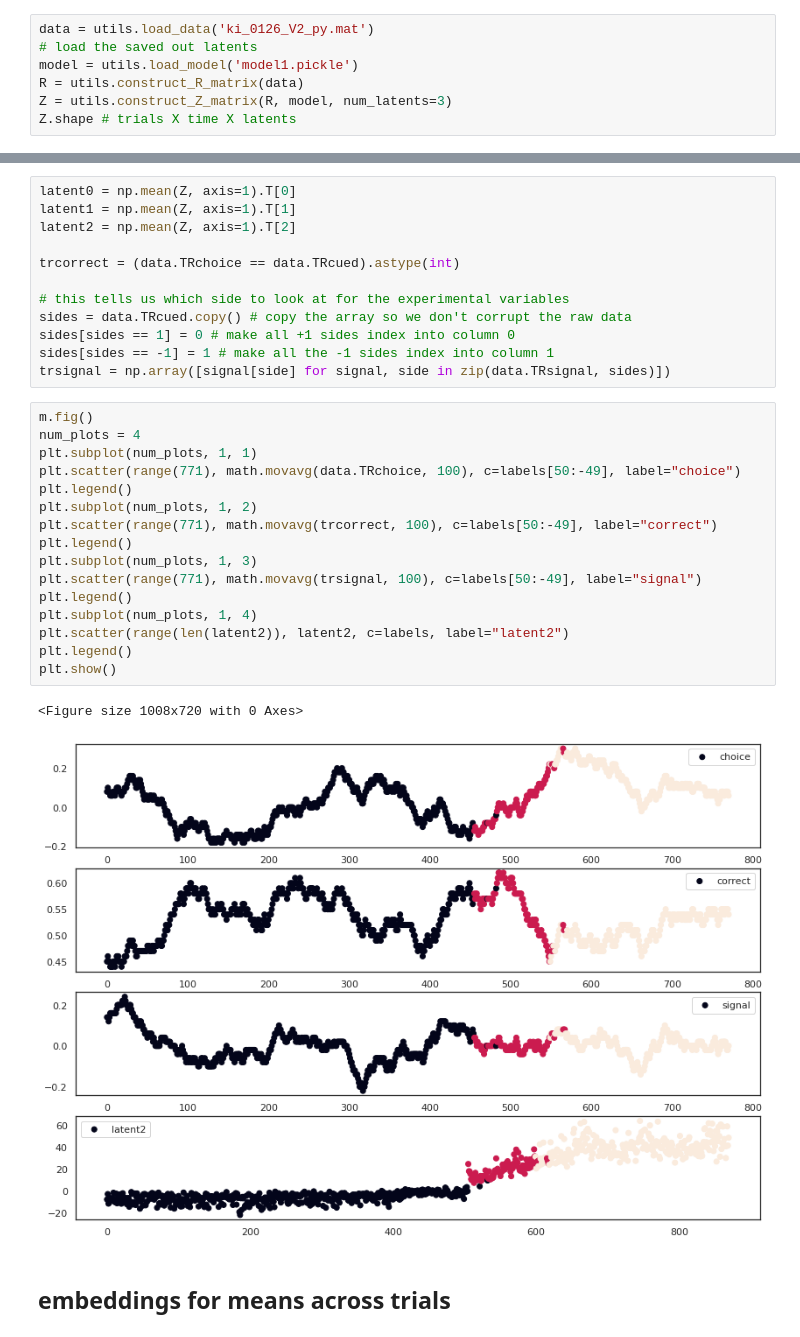
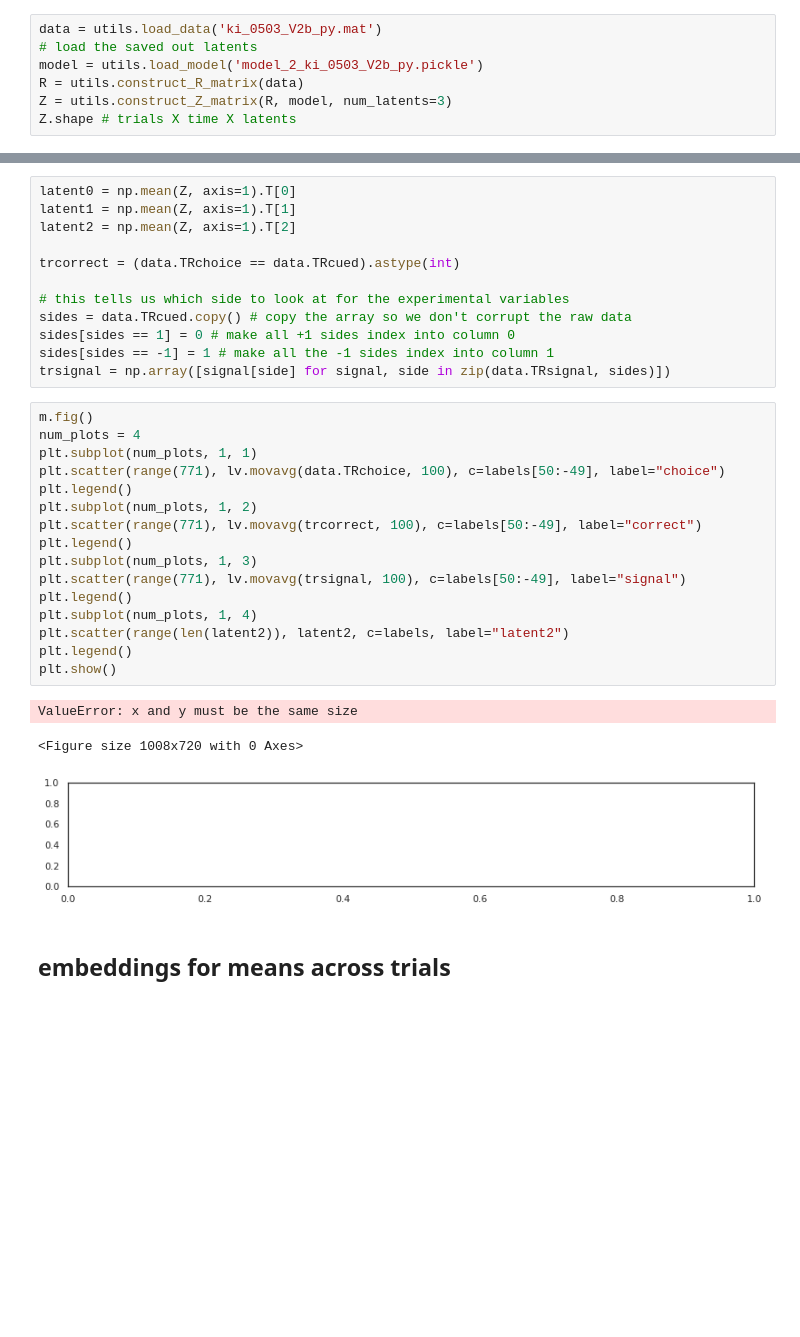
Before and after one commit to NeuroTheoryUMD/mattjac, a Jupyter notebook: lvs/umap.ipynb, the cells around one changed output, grey strips where cells are left out. Cells and saved outputs as stored; diff of their text form; blank space fills up the shorter version.

```diff
--- a/lvs/umap.ipynb
+++ b/lvs/umap.ipynb
@@ -31,9 +30,9 @@ Invoking __init__.py for NDNT.utils
 # %% [markdown]
 # Trying UMAP for manifold learning
 # %%
-data = utils.load_data('ki_0126_V2_py.mat')
+data = utils.load_data('ki_0503_V2b_py.mat')
 # load the saved out latents
-model = utils.load_model('model1.pickle')
+model = utils.load_model('model_2_ki_0503_V2b_py.pickle')
 R = utils.construct_R_matrix(data)
 Z = utils.construct_Z_matrix(R, model, num_latents=3)
 Z.shape # trials X time X latents
@@ -156,22 +157,23 @@ trsignal = np.array([signal[side] for signal, side in zip(data.TRsignal, sides)]
 # %%
 m.fig()
 num_plots = 4
 plt.subplot(num_plots, 1, 1)
-plt.scatter(range(771), math.movavg(data.TRchoice, 100), c=labels[50:-49], label="choice")
+plt.scatter(range(771), lv.movavg(data.TRchoice, 100), c=labels[50:-49], label="choice")
 plt.legend()
 plt.subplot(num_plots, 1, 2)
-plt.scatter(range(771), math.movavg(trcorrect, 100), c=labels[50:-49], label="correct")
+plt.scatter(range(771), lv.movavg(trcorrect, 100), c=labels[50:-49], label="correct")
 plt.legend()
 plt.subplot(num_plots, 1, 3)
-plt.scatter(range(771), math.movavg(trsignal, 100), c=labels[50:-49], label="signal")
+plt.scatter(range(771), lv.movavg(trsignal, 100), c=labels[50:-49], label="signal")
 plt.legend()
 plt.subplot(num_plots, 1, 4)
 plt.scatter(range(len(latent2)), latent2, c=labels, label="latent2")
 plt.legend()
 plt.show()
 # %% [output]
-<Figure size 1008x720 with 0 Axes>
+ValueError: x and y must be the same size
+<Figure size 1008x720 with 0 Axes>
-[figure, old version]
+[figure, new version]
 # %% [markdown]
 ## embeddings for means across trials
 # %%
```
Also changed, not shown: parts of 12 cells of this notebook, 10 other files.
